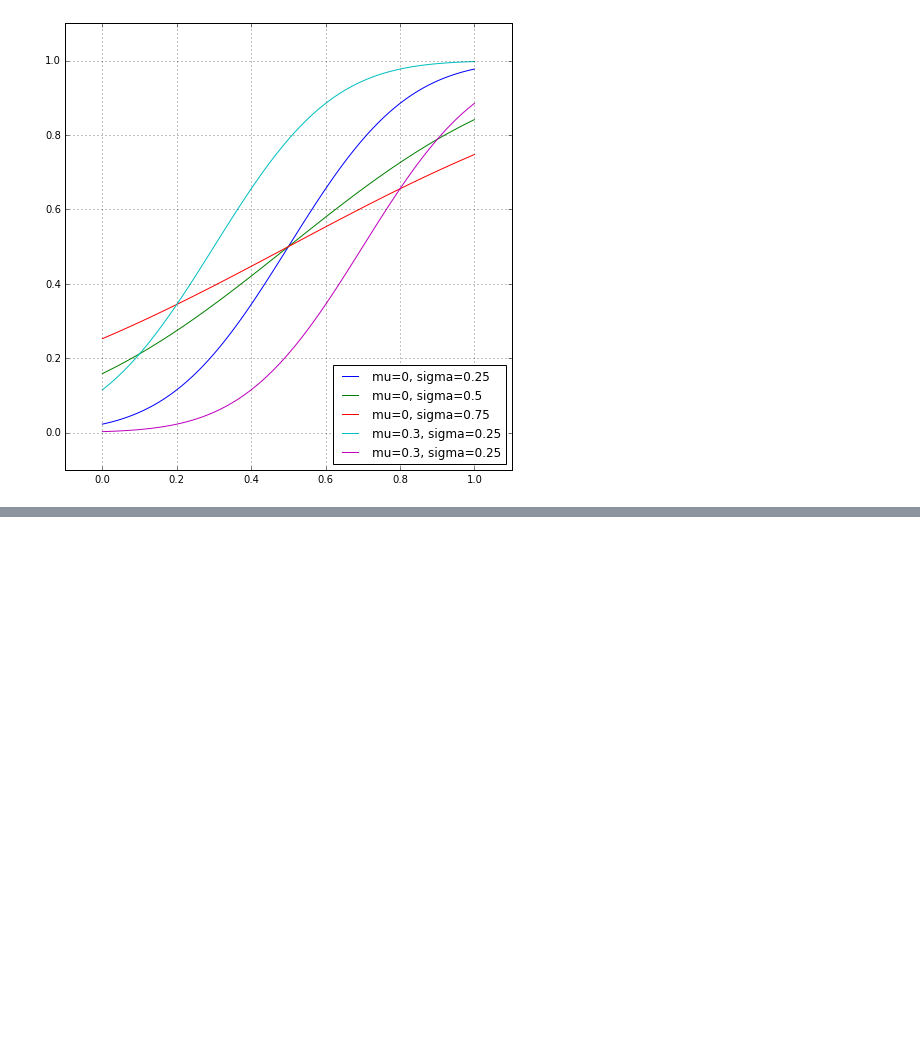
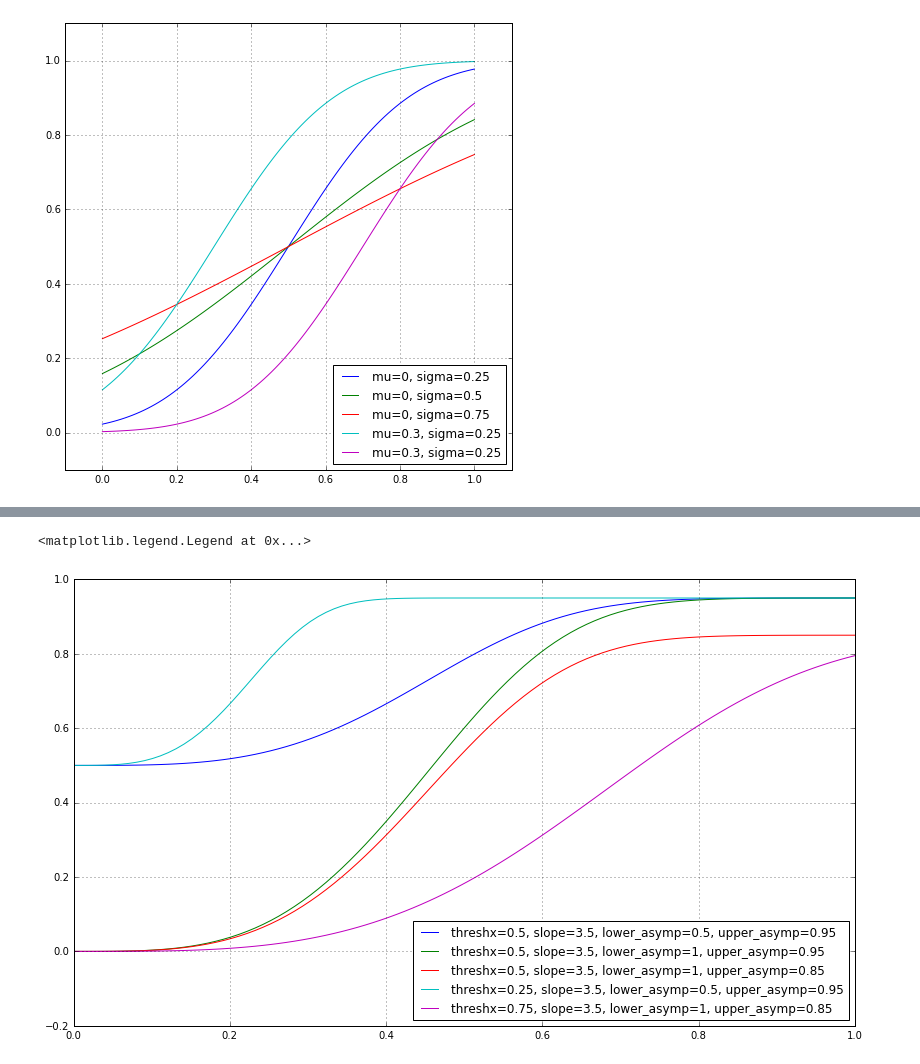
Before and after one commit to arokem/scipy-optimize, a Jupyter notebook: code/make-figures.ipynb, the cells around one changed output, grey strips where cells are left out. Saved outputs shown, nothing was run; the diff lists cells and outputs as text; code cells hidden in the pictures; blank space fills up the shorter version.

```diff
--- a/code/make-figures.ipynb
+++ b/code/make-figures.ipynb
@@ -193,0 +225,40 @@ fig.savefig('../img/figure6.png')
+# %%
+def weibull(x, threshx, slope, lower_asymp, upper_asymp):
+    """
+    The Weibull cumulative distribution function
+
+    Parameters
+    ----------
+    x : float or array
+       The values of x over which to evaluate the cumulative Weibull function
+
+    threshx : float
+       The value of x at the deflection point of the function.
+       For a lower_asymp set to 0.5, this is at approximately y=0.81
+
+    slope : float
+        The slope of the function at the deflection point.
+
+    lower_asymp : float
+        The lower asymptote of the function
+
+    upper_asymp : float
+        The upper asymptote of the function.
+    """
+    threshy = 1 - (lower_asymp * np.exp(-1))
+    k = (-np.log((1 - threshy) / (lower_asymp))) ** (1 / slope)
+    foo = (lower_asymp + upper_asymp - 1) * np.exp(-(k * x / threshx) ** slope)
+    return upper_asymp - foo
+# %%
+fig, ax = plt.subplots(1)
+ax.plot(x, weibull(x, 0.5, 3.5, 0.5, 0.95), label='threshx=0.5, slope=3.5, lower_asymp=0.5, upper_asymp=0.95')
+ax.plot(x, weibull(x, 0.5, 3.5, 1, 0.95),  label='threshx=0.5, slope=3.5, lower_asymp=1, upper_asymp=0.95')
+ax.plot(x, weibull(x, 0.5, 3.5, 1, 0.85), label='threshx=0.5, slope=3.5, lower_asymp=1, upper_asymp=0.85')
+ax.plot(x, weibull(x, 0.25, 3.5, 0.5, 0.95), label='threshx=0.25, slope=3.5, lower_asymp=0.5, upper_asymp=0.95')
+ax.plot(x, weibull(x, 0.75, 3.5, 1, 0.85), label='threshx=0.75, slope=3.5, lower_asymp=1, upper_asymp=0.85')
+ax.grid('on')
+fig.set_size_inches([14, 8])
+plt.legend(loc='lower right')
+# %% [output]
+<matplotlib.legend.Legend at 0x...>
+[figure, added]
```
Also changed, not shown: parts of 20 cells of this notebook, 10 other files.
